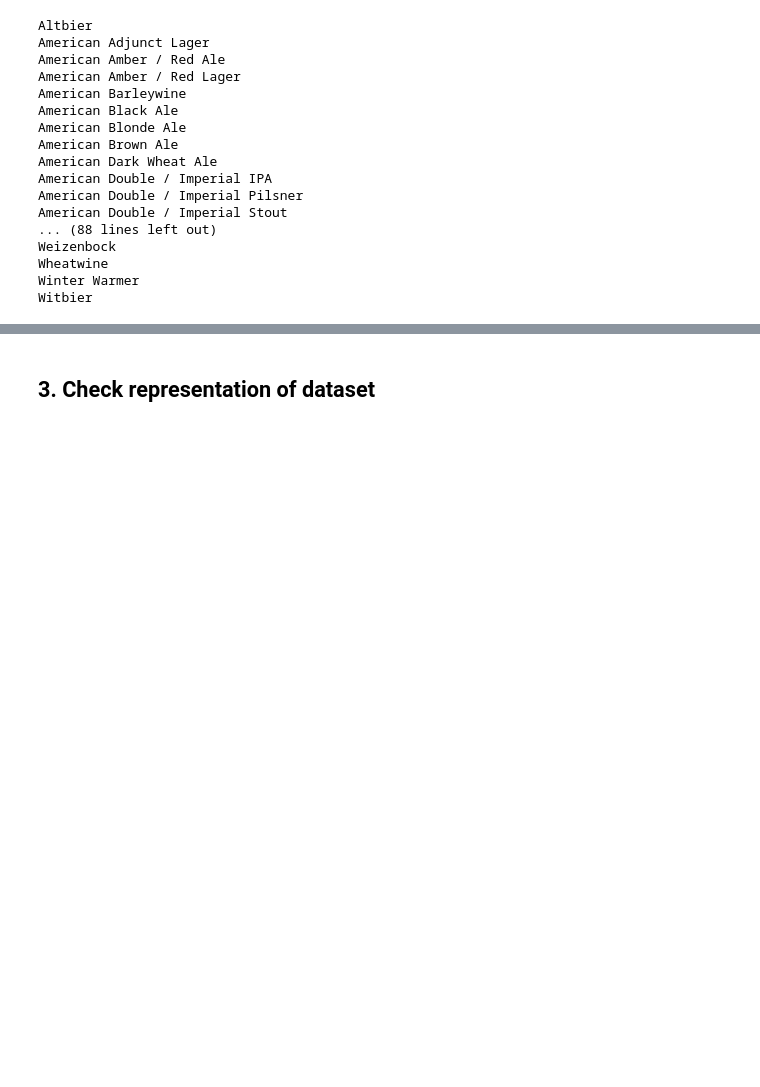
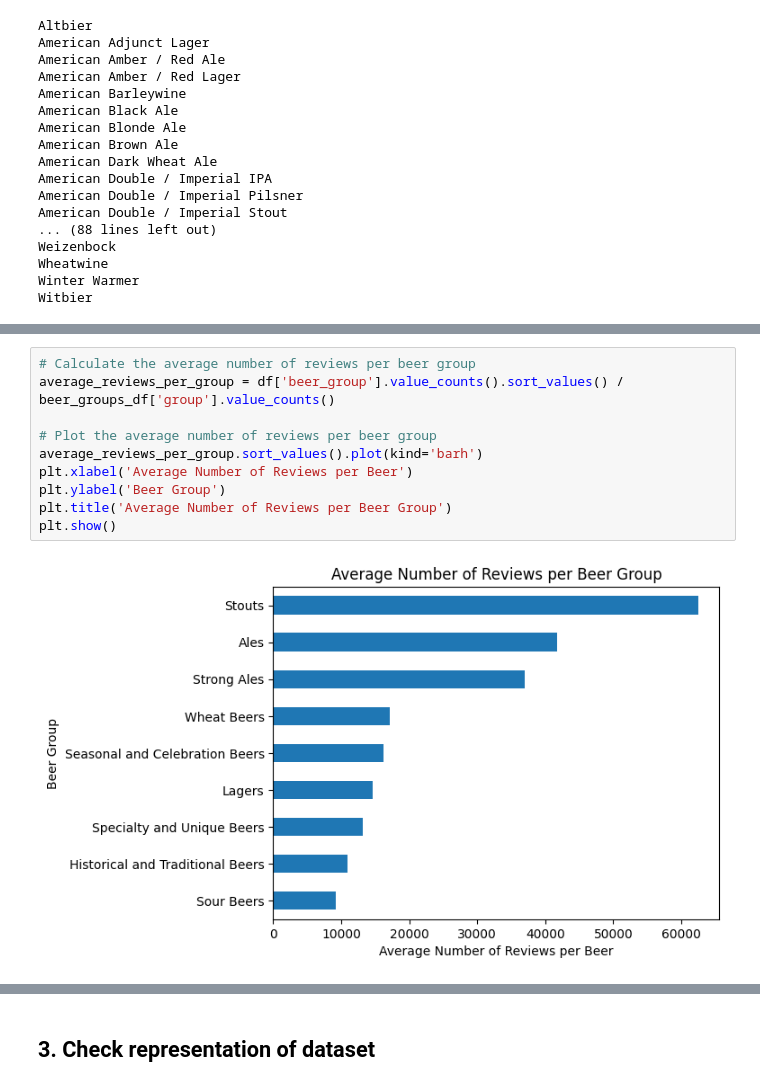
Before and after one commit to epfl-ada/ada-2023-project-beeradaventure46, a Jupyter notebook: Milestone_2.ipynb, the cells around one changed output, grey strips where cells are left out. Saved outputs shown, nothing was run; the diff lists cells and outputs as text; blank space fills up the shorter version.

```diff
--- a/Milestone_2.ipynb
+++ b/Milestone_2.ipynb
@@ -1109,0 +1233,12 @@ Witbier
+# %%
+# Calculate the average number of reviews per beer group
+average_reviews_per_group = df['beer_group'].value_counts().sort_values() / beer_groups_df['group'].value_counts()
+
+# Plot the average number of reviews per beer group
+average_reviews_per_group.sort_values().plot(kind='barh')
+plt.xlabel('Average Number of Reviews per Beer')
+plt.ylabel('Beer Group')
+plt.title('Average Number of Reviews per Beer Group')
+plt.show()
+# %% [output]
+[figure, added]
```
Also changed, not shown: parts of 9 cells of this notebook.
